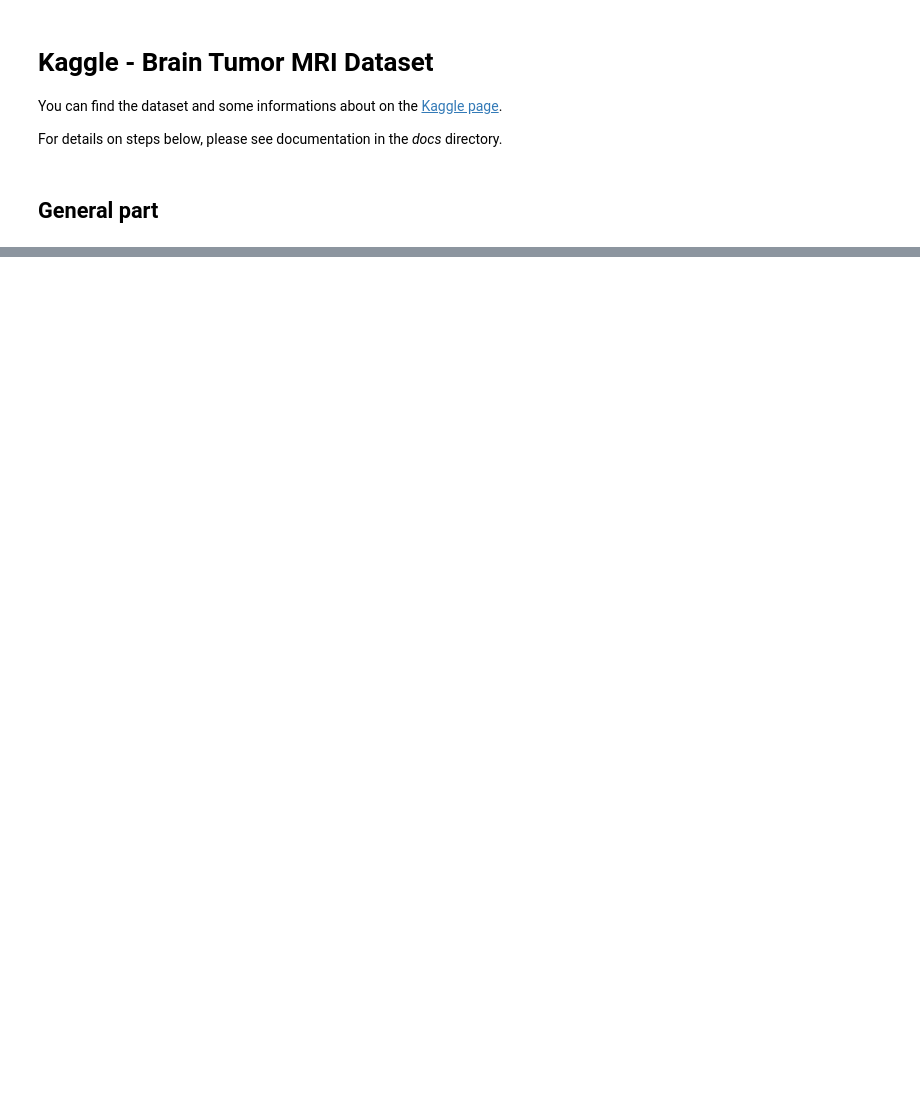
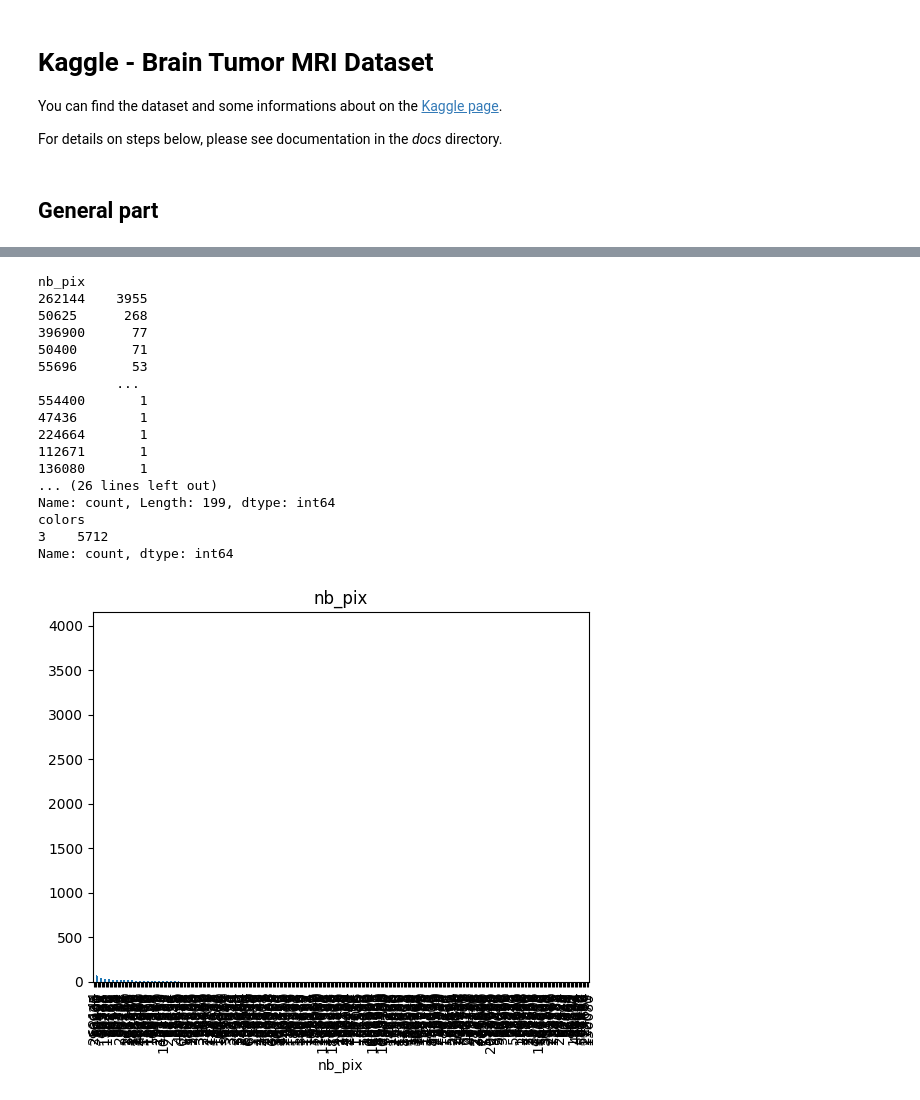
Before and after one commit to Jeremy-Duval-PhD/Brain_Tumor_MRI_Dataset, a Jupyter notebook: notebooks/Kaggle_Brain_Tumor_MRI_Dataset.ipynb, the cells around one changed output, grey strips where cells are left out. Cells and saved outputs as stored; diff of their text form; code cells hidden in the pictures; blank space fills up the shorter version.

```diff
--- a/notebooks/Kaggle_Brain_Tumor_MRI_Dataset.ipynb
+++ b/notebooks/Kaggle_Brain_Tumor_MRI_Dataset.ipynb
@@ -38,0 +81,19 @@ raw_data = load_dataset(DATA_DIR, "Training")
+# %%
+def count_shape(raw_data):
+    shapes = {
+        "nb_pix":[],
+        "width": [],
+        "height": [],
+        "colors": [],
+             }
+    for i in range(0,len(raw_data)):
+        dim = raw_data[i][0].shape
+        for key, i in zip(shapes.keys(), range(len(shapes.keys()))):
+            if i == 0:
+                shapes[key].append(dim[0]*dim[1])
+            else:
+                shapes[key].append(dim[i-1])
+
+    return pd.DataFrame.from_dict(shapes)
+# %%
+df_shapes = count_shape(raw_data)
@@ -38,0 +116,26 @@ raw_data = load_dataset(DATA_DIR, "Training")
+# %%
+for col in df_shapes.columns:
+    plt.figure()
+    count = df_shapes[col].value_counts()
+    print(count)
+    count.plot.bar()
+    plt.title(col)
+# %% [output]
+nb_pix
+262144    3955
+50625      268
+396900      77
+50400       71
+55696       53
+          ...
+554400       1
+47436        1
+224664       1
+112671       1
+136080       1
+... (26 lines left out)
+Name: count, Length: 199, dtype: int64
+colors
+3    5712
+Name: count, dtype: int64
+[figure, added]
```
Also changed, not shown: parts of 9 cells of this notebook, 1 other file.
